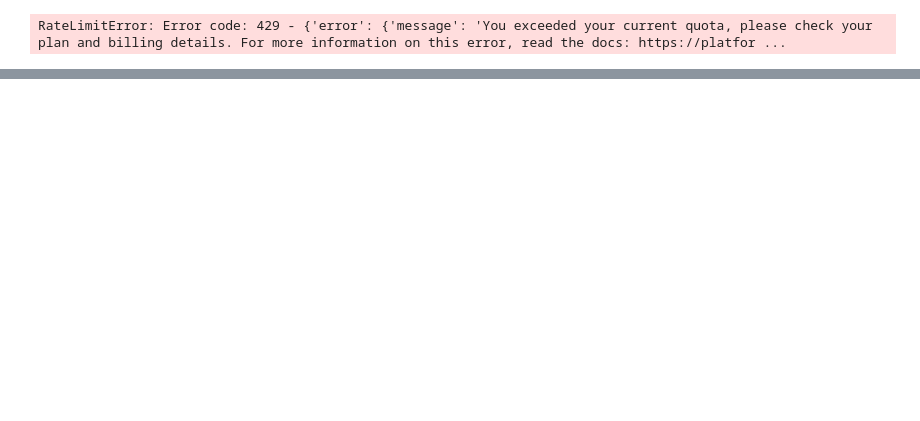
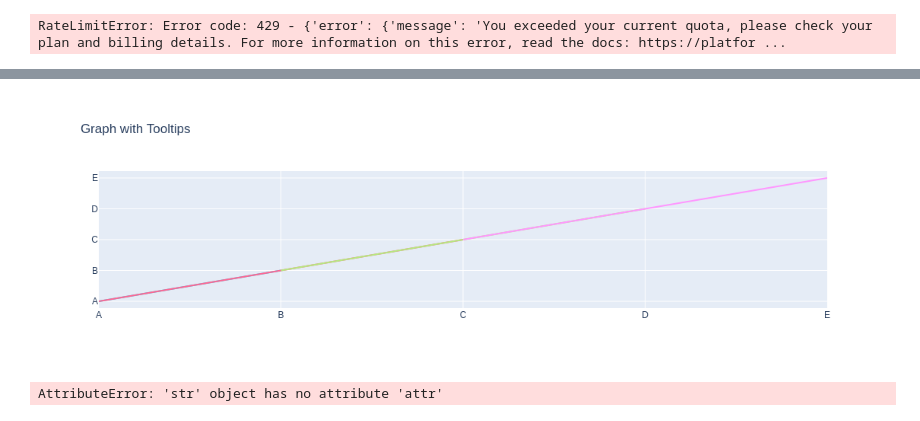
Before and after one commit to zhutchens/4990_llm_relation_extraction, a Jupyter notebook: playground.ipynb, the cells around one changed output, grey strips where cells are left out. Drawn from its saved outputs; the diff is of its cells as text; code cells hidden in the pictures; blank space fills up the shorter version.

```diff
--- a/playground.ipynb
+++ b/playground.ipynb
@@ -125,0 +142,15 @@ ax.legend(labels = list(d.keys()))
+# %%
+import pydot
+from IPython.display import display, SVG
+
+graph = pydot.Dot(graph_type = "graph")
+
+for key, value in d.items():
+    node = pydot.Node(name = key, tooltip = f"this is node {key}")
+    graph.add_node(node)
+    for v in value:
+        edge = pydot.Edge(src = key, dst = v)
+        graph.add_edge(edge)
+
+plt = graph.create_svg()
+SVG(plt)
@@ -125,0 +159,44 @@ ax.legend(labels = list(d.keys()))
+# %%
+import networkx as nx
+import matplotlib.pyplot as plt
+import plotly.graph_objects as go
+
+# Sample data
+d = {
+    'A': ['B', 'C'],
+    'B': ['D'],
+    'C': ['E']
+}
+
+# Create a directed graph
+G = nx.DiGraph()
+
+# Add nodes and edges
+for key, value in d.items():
+    G.add_node(key)
+    for v in value:
+        G.add_edge(key, v)
+
+# Create a Plotly figure
+fig = go.Figure()
+
+# Add nodes
+for node in G.nodes():
+    fig.add_trace(go.Scatter(x=[], y=[], mode='markers', name=node, hoverinfo='text'))
+
+# Add edges
+for edge in G.edges():
+    fig.add_trace(go.Scatter(x=[edge[0], edge[1]], y=[edge[0], edge[1]], mode='lines'))
+
+# Set hover data for nodes
+hover_text = [f'This is node {node}' for node in G.nodes()]
+for i, node in enumerate(G.nodes()):
+    fig.data[i].hovertext = hover_text[i]
+
+# Update layout
+fig.update_layout(title='Graph with Tooltips', showlegend=False)
+
+# Show plot
+fig.show()
+node.attr['tooltip'] = f'This is node {node}'
+# %% [output]
@@ -125,0 +204,2 @@ ax.legend(labels = list(d.keys()))
+[figure, added]
+AttributeError: 'str' object has no attribute 'attr'
```
Also changed, not shown: parts of 7 cells of this notebook, 3 other files.
